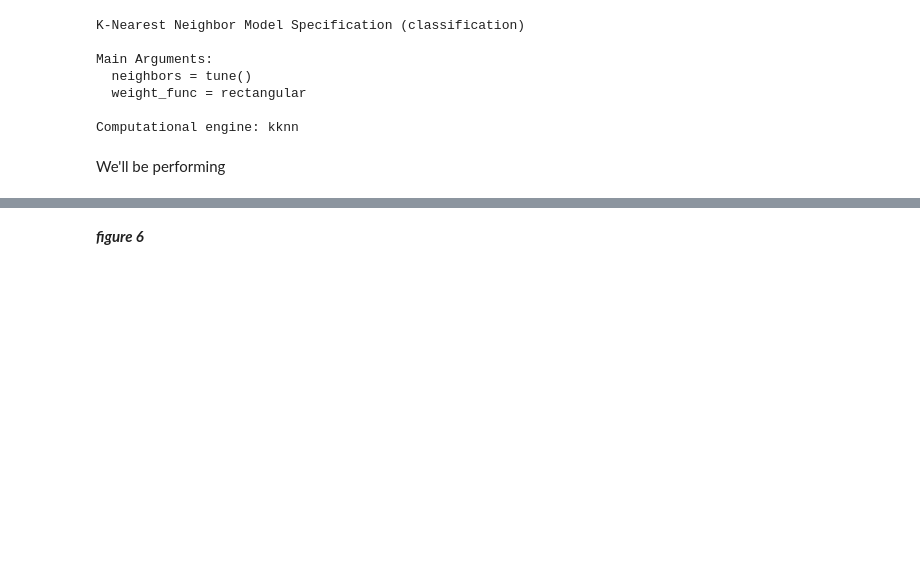
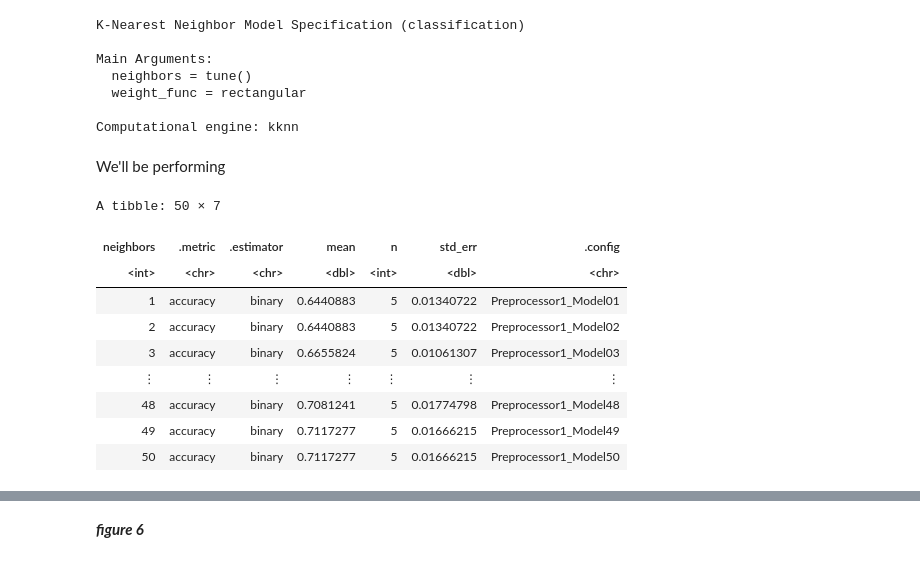
Before and after one commit to jeffreyykim/DSCI-project-009-40-Group_Contract, a Jupyter notebook: 009_Group40_Report.ipynb.ipynb, the cells around one changed output, grey strips where cells are left out. Drawn from its saved outputs; the diff is of its cells as text; code cells hidden in the pictures; blank space fills up the shorter version.

```diff
--- a/009_Group40_Report.ipynb.ipynb
+++ b/009_Group40_Report.ipynb.ipynb
@@ -281,16 +292,27 @@ We'll be performing
 # %%
 set.seed(1)
 
-grid_vals <- tibble(neighbors = 1:200)
+grid_vals <- tibble(neighbors = 1:50)
 
 knn_vfold <- vfold_cv(training_data, v = 5, strata = HeartDisease)
 
 
 knn_fit <- workflow() |>
             add_recipe(knn_recipe) |>
             add_model(knn_spec) |>
             tune_grid(resamples = knn_vfold, grid = grid_vals) |>
             collect_metrics() |>
             filter(.metric == "accuracy")
 knn_fit
+# %% [output]
+A tibble: 50 × 7
+| neighbors | .metric | .estimator | mean | n | std_err | .config |
+| <int> | <chr> | <chr> | <dbl> | <int> | <dbl> | <chr> |
+| 1 | accuracy | binary | 0.6440883 | 5 | 0.01340722 | Preprocessor1_Model01 |
+| 2 | accuracy | binary | 0.6440883 | 5 | 0.01340722 | Preprocessor1_Model02 |
+| 3 | accuracy | binary | 0.6655824 | 5 | 0.01061307 | Preprocessor1_Model03 |
+| ⋮ | ⋮ | ⋮ | ⋮ | ⋮ | ⋮ | ⋮ |
+| 48 | accuracy | binary | 0.7081241 | 5 | 0.01774798 | Preprocessor1_Model48 |
+| 49 | accuracy | binary | 0.7117277 | 5 | 0.01666215 | Preprocessor1_Model49 |
+| 50 | accuracy | binary | 0.7117277 | 5 | 0.01666215 | Preprocessor1_Model50 |
 # %%
```
Also changed, not shown: parts of 11 cells of this notebook.
